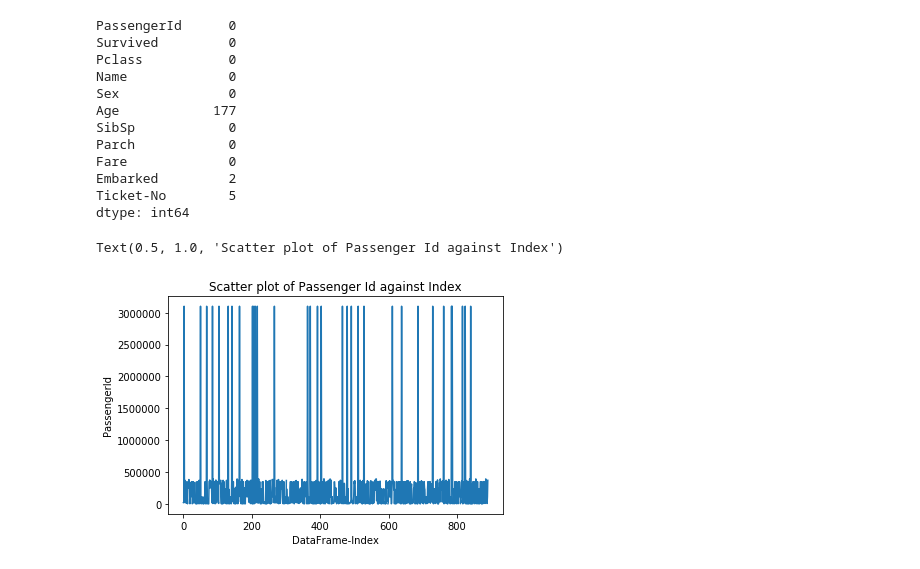
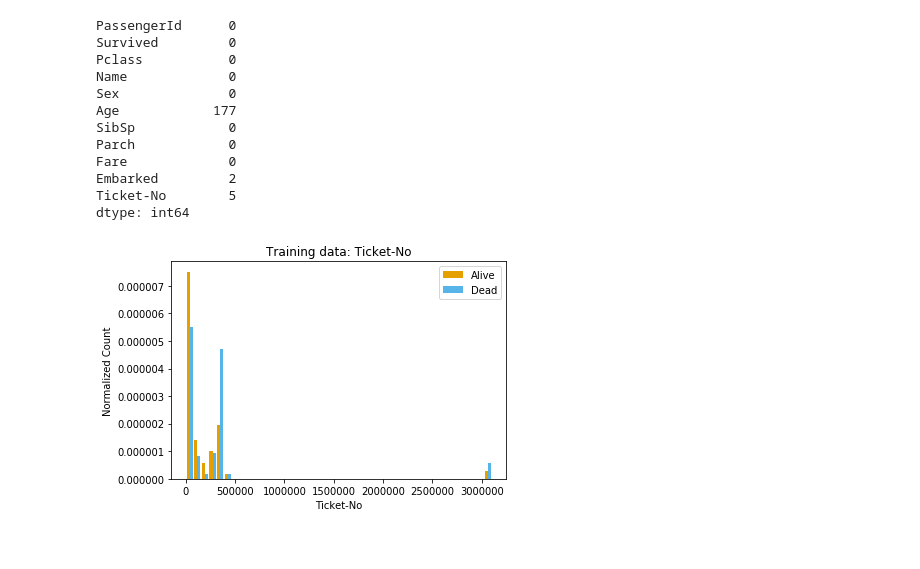
Before and after one commit to dexterch91/CA1-ML-Submission, a Jupyter notebook: CA1-Dexter Chew.ipynb, the cells around one changed output. Drawn from its saved outputs; the diff is of its cells as text; code cells hidden in the pictures.

Commit message:
Updated with initial training model

```diff
--- a/CA1-Dexter Chew.ipynb
+++ b/CA1-Dexter Chew.ipynb
@@ -486,11 +486,20 @@ Fare             0
 Embarked         2
 Ticket-No        5
 dtype: int64
-# %%
-plt.plot(df.index,df['Ticket-No'])
-plt.xlabel('DataFrame-Index')
-plt.ylabel("PassengerId")
-plt.title("Scatter plot of Passenger Id against Index")
-# %% [output]
-Text(0.5, 1.0, 'Scatter plot of Passenger Id against Index')
-[figure, removed]
+# %%
+# Make a separate list for each survivor result
+x1 = list(df[df['Survived'] == 1]["Ticket-No"])
+x2 = list(df[df['Survived'] == 0]["Ticket-No"])
+# Normalize the flights and assign colors and names
+# Assign colors for each result and the names
+colors = ['#E69F00', '#56B4E9']
+names = ['Alive', 'Dead']
+plt.hist([x1, x2], bins = 40, normed=True,color = colors, label=names)
+#plt.hist(titanic[num_data],align='mid',bins=40)
+plt.title("Training data: " + "Ticket-No")
+plt.xlabel("Ticket-No")
+plt.ylabel("Normalized Count")
+plt.legend()
+plt.show()
+# %% [output]
+[figure, added]
```
Also changed, not shown: parts of 31 cells of this notebook.
